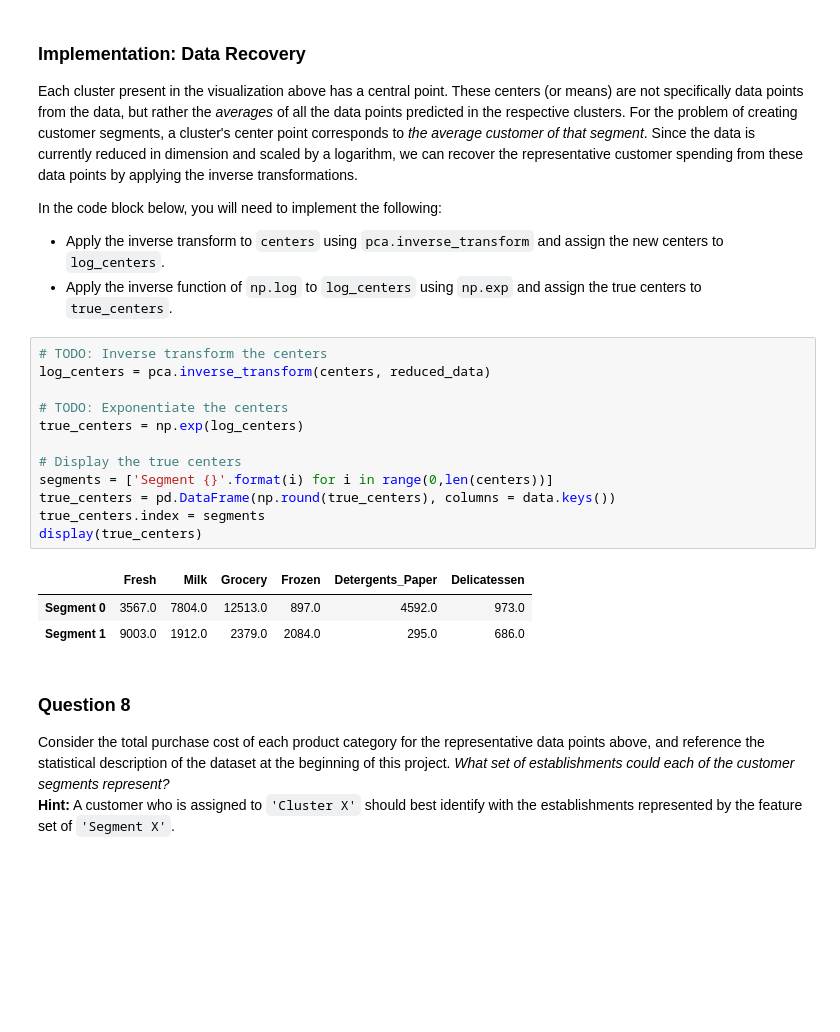
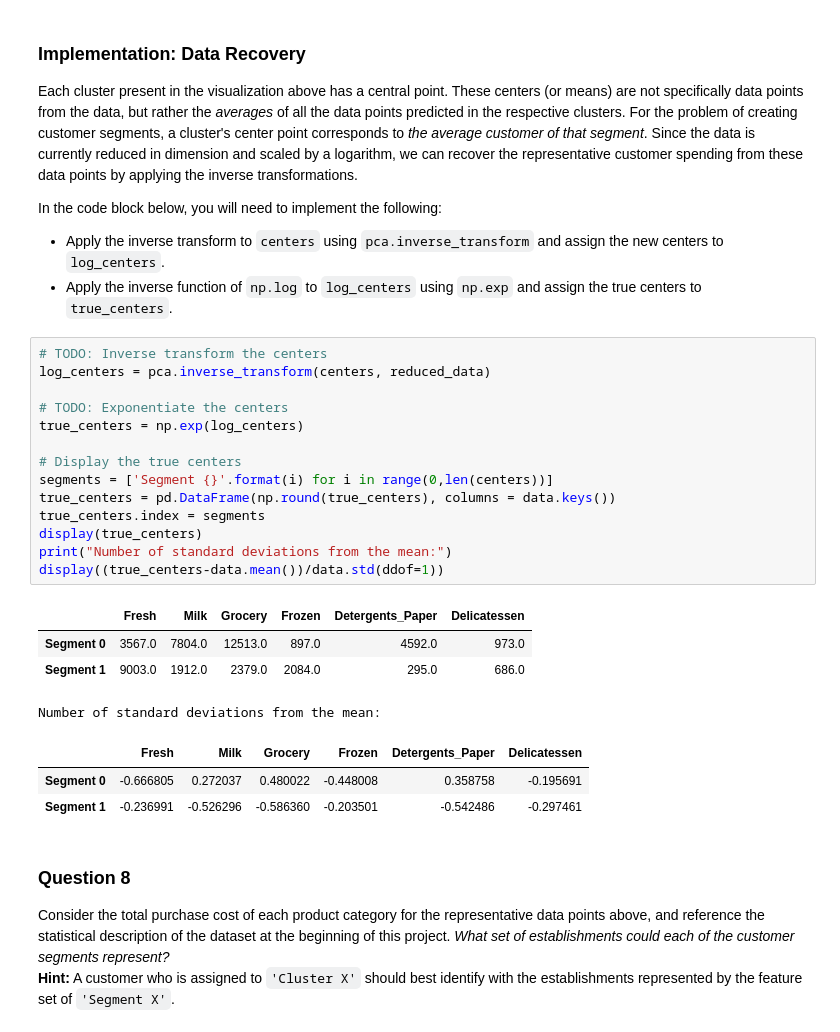
Before and after one commit to elarsen21/MLND, a Jupyter notebook: customer_segments.ipynb, the cells around one changed output. Drawn from its saved outputs; the diff is of its cells as text; blank space fills up the shorter version.

```diff
--- a/customer_segments.ipynb
+++ b/customer_segments.ipynb
@@ -436,19 +451,25 @@ In the code block below, you will need to implement the following:
 # %%
 # TODO: Inverse transform the centers
 log_centers = pca.inverse_transform(centers, reduced_data)
 
 # TODO: Exponentiate the centers
 true_centers = np.exp(log_centers)
 
 # Display the true centers
 segments = ['Segment {}'.format(i) for i in range(0,len(centers))]
 true_centers = pd.DataFrame(np.round(true_centers), columns = data.keys())
 true_centers.index = segments
 display(true_centers)
+print("Number of standard deviations from the mean:")
+display((true_centers-data.mean())/data.std(ddof=1))
 # %% [output]
 |  | Fresh | Milk | Grocery | Frozen | Detergents_Paper | Delicatessen |
 | Segment 0 | 3567.0 | 7804.0 | 12513.0 | 897.0 | 4592.0 | 973.0 |
 | Segment 1 | 9003.0 | 1912.0 | 2379.0 | 2084.0 | 295.0 | 686.0 |
+Number of standard deviations from the mean:
+|  | Fresh | Milk | Grocery | Frozen | Detergents_Paper | Delicatessen |
+| Segment 0 | -0.666805 | 0.272037 | 0.480022 | -0.448008 | 0.358758 | -0.195691 |
+| Segment 1 | -0.236991 | -0.526296 | -0.586360 | -0.203501 | -0.542486 | -0.297461 |
 # %% [markdown]
 ### Question 8
 Consider the total purchase cost of each product category for the representative data points above, and reference the statistical description of the dataset at the beginning of this project. *What set of establishments could each of the customer segments represent?*
```
Also changed, not shown: parts of 4 cells of this notebook, 1 other file.
